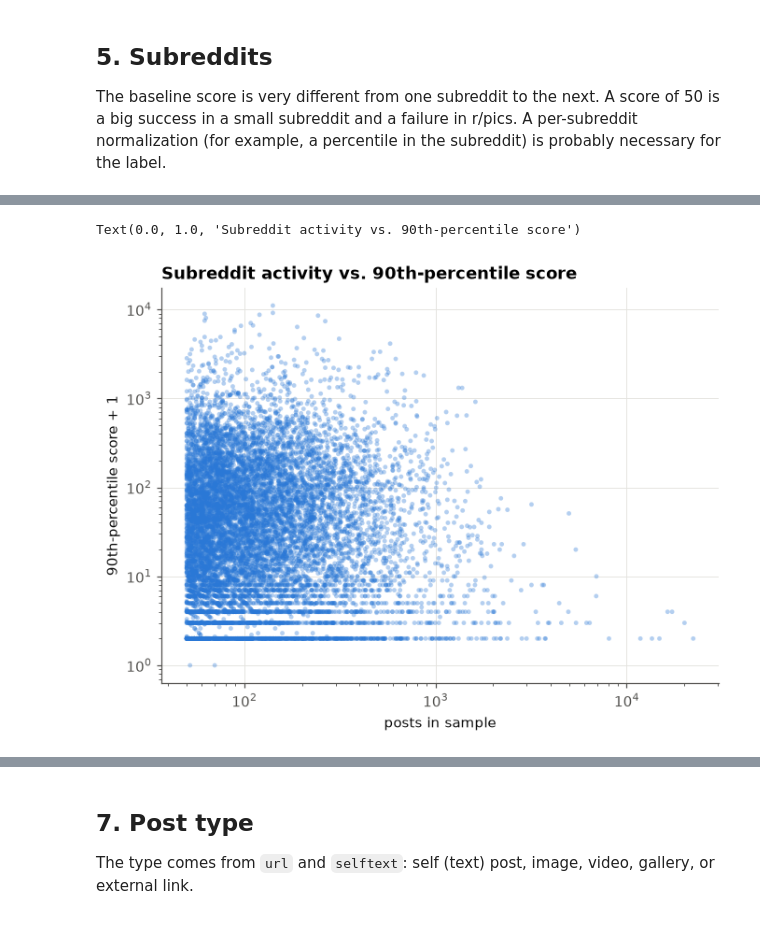
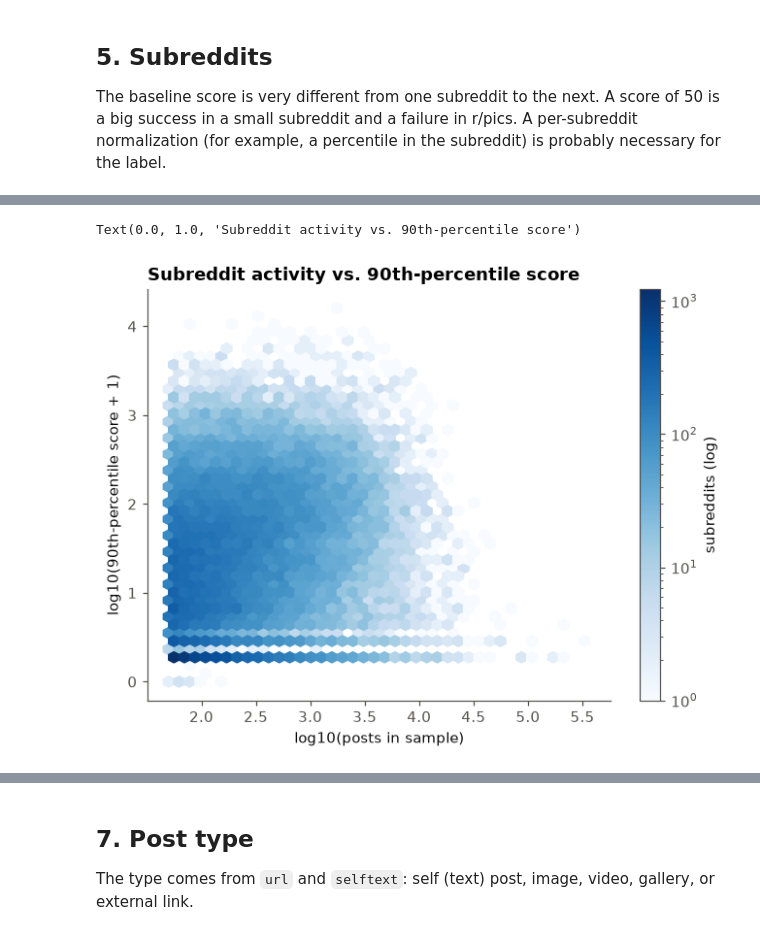
Before and after one commit to zachnorton14/reddit-post-predictor, a Jupyter notebook: eda.ipynb, the cells around one changed output, grey strips where cells are left out. Cells and saved outputs as stored; diff of their text form; code cells hidden in the pictures.

```diff
--- a/eda.ipynb
+++ b/eda.ipynb
@@ -303,13 +355,13 @@ Text(0.0, 1.0, 'Post volume concentration across subreddits')
 # %%
 # Subreddit size vs. typical score (subreddits with >= 50 posts in the sample)
 big = sub_stats[sub_stats.posts >= 50]
 fig, ax = plt.subplots(figsize=(7, 5))
-ax.scatter(big.posts, big.p90_score + 1, s=10, alpha=0.35, color=BLUE, edgecolors="none")
-ax.set_xscale("log"); ax.set_yscale("log")
-ax.set_xlabel("posts in sample"); ax.set_ylabel("90th-percentile score + 1")
+h = ax.hexbin(np.log10(big.posts), np.log10(big.p90_score + 1), gridsize=40, bins="log", cmap="Blues", mincnt=1)
+fig.colorbar(h, ax=ax, label="subreddits (log)")
+ax.set_xlabel("log10(posts in sample)"); ax.set_ylabel("log10(90th-percentile score + 1)"); ax.grid(False)
 ax.set_title("Subreddit activity vs. 90th-percentile score")
 # %% [output]
 Text(0.0, 1.0, 'Subreddit activity vs. 90th-percentile score')
-[figure, old version]
+[figure, new version]
 # %%
 # The busiest subreddits are mostly bots/spam with score 1, so show the 20 active
```
Also changed, not shown: parts of 36 cells of this notebook, 4 other files.
